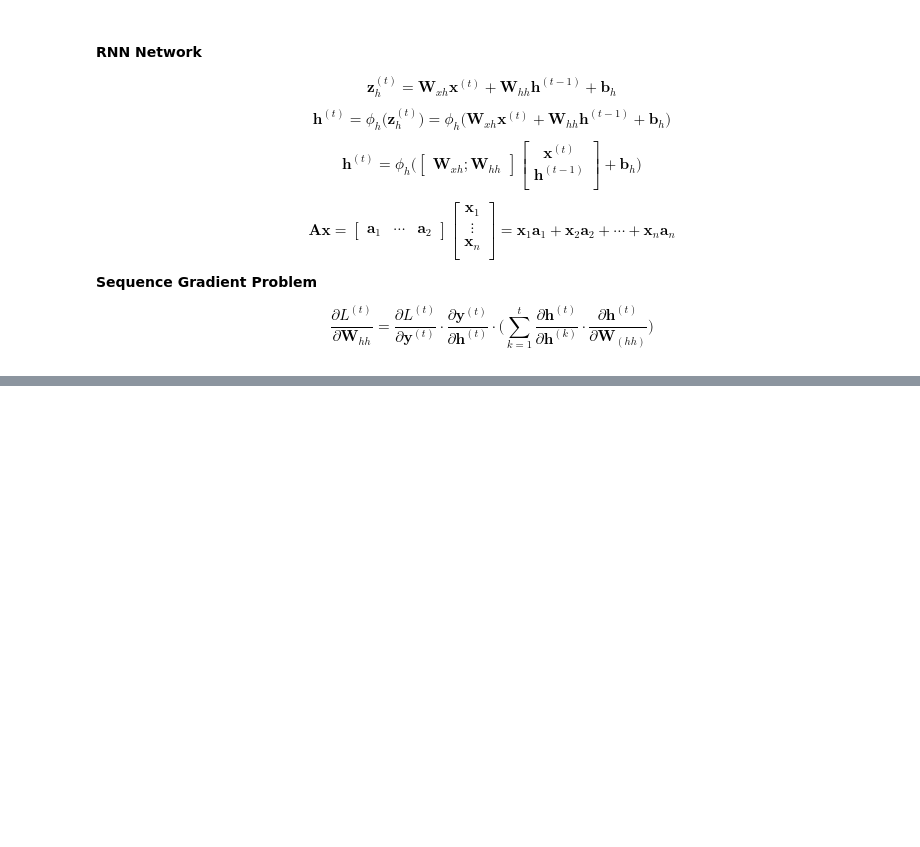
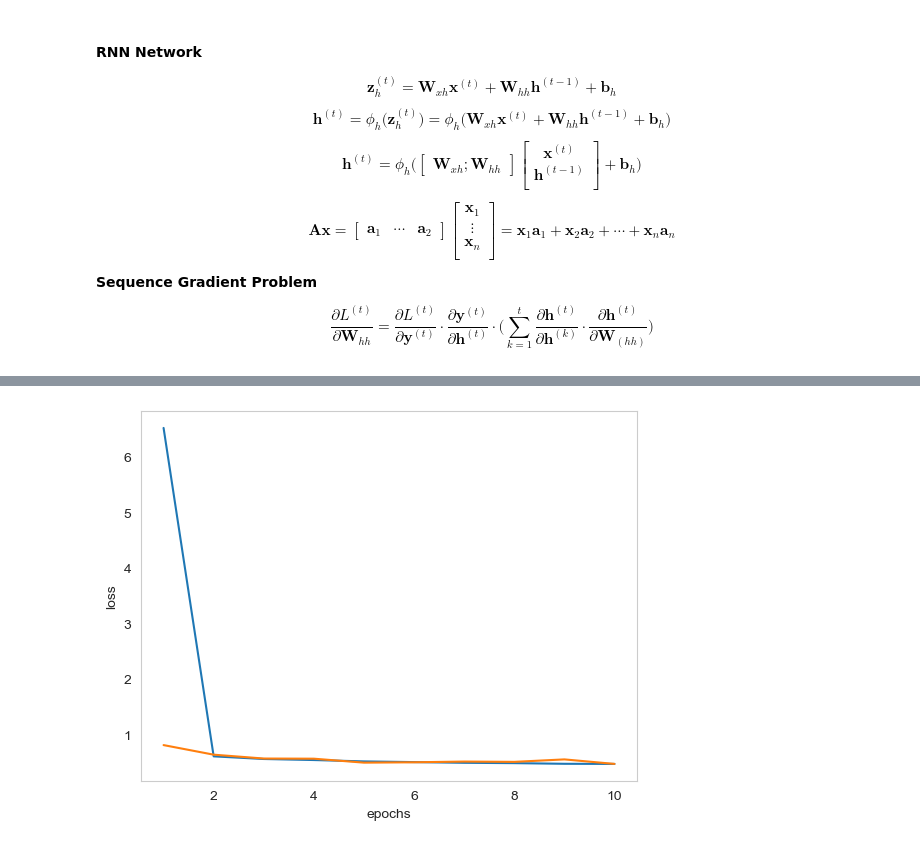
Before and after one commit to Tommylee1013/IndustrialMathematics, a Jupyter notebook: Lecture Note/Recurrent Neural Network.ipynb, the cells around one changed output, grey strips where cells are left out. Saved outputs shown, nothing was run; the diff lists cells and outputs as text; code cells hidden in the pictures; blank space fills up the shorter version.

```diff
--- a/Lecture Note/Recurrent Neural Network.ipynb
+++ b/Lecture Note/Recurrent Neural Network.ipynb
@@ -63,0 +209,6 @@ $$\mathbf{f}_t = \sigma\Big(
+# %%
+model.add(layers.LSTM(16))
+model.add(layers.Flatten())
+model.add(layers.Dense(1, activation='sigmoid'))
+
+model.summary()
@@ -63,0 +235,19 @@ $$\mathbf{f}_t = \sigma\Big(
+# %%
+model.compile(loss='binary_crossentropy',
+              optimizer='adam', metrics=['acc'])
+# %%
+import time
+from tensorflow.keras.callbacks import ModelCheckpoint, TensorBoard
+
+callback_list = [ModelCheckpoint(filepath='sentiment_rnn_checkpoint.h5',
+                                 monitor='val_loss',
+                                 save_best_only=True),
+                 TensorBoard(log_dir="sentiment_rnn_logs/{}".format(
+                     time.asctime()))]
+# %%
+history = model.fit(X_train,
+                    y_train,
+                    batch_size = 64,
+                    epochs = 10,
+                    validation_split = 0.3,
+                    callbacks = callback_list)
@@ -63,0 +276,12 @@ $$\mathbf{f}_t = \sigma\Big(
+# %%
+import matplotlib.pyplot as plt
+
+epochs = np.arange(1, 11)
+plt.plot(epochs, history.history['loss'])
+plt.plot(epochs, history.history['val_loss'])
+plt.xlabel('epochs')
+plt.grid(False)
+plt.ylabel('loss')
+plt.show()
+# %% [output]
+[figure, added]
```
Also changed, not shown: parts of 22 cells of this notebook, 8 other files.
